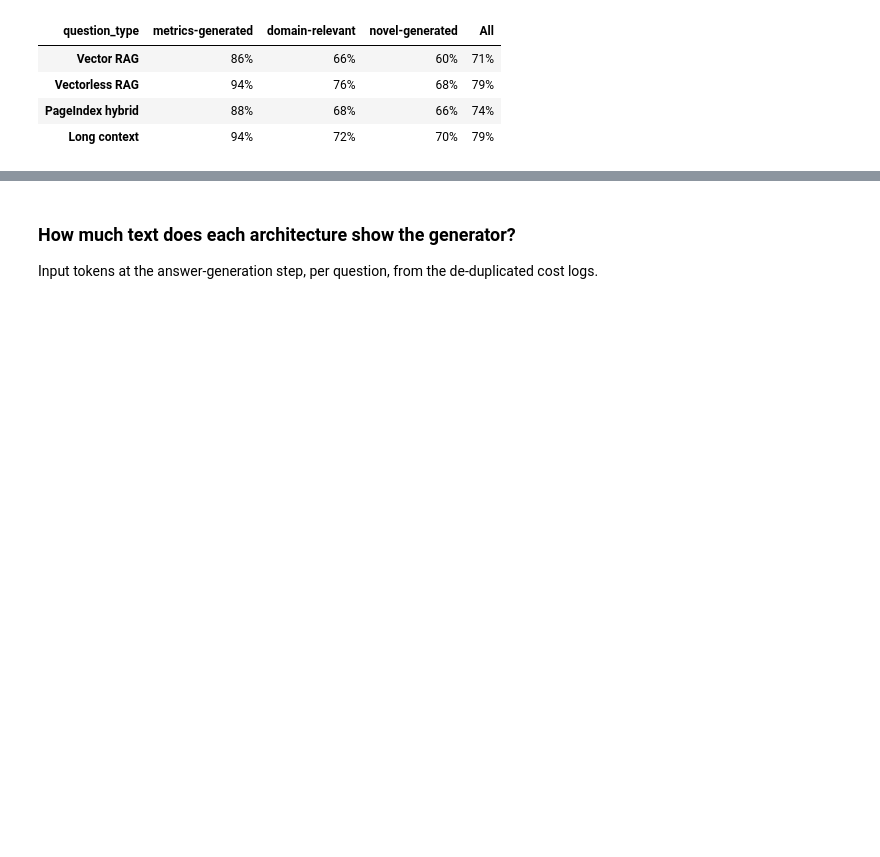
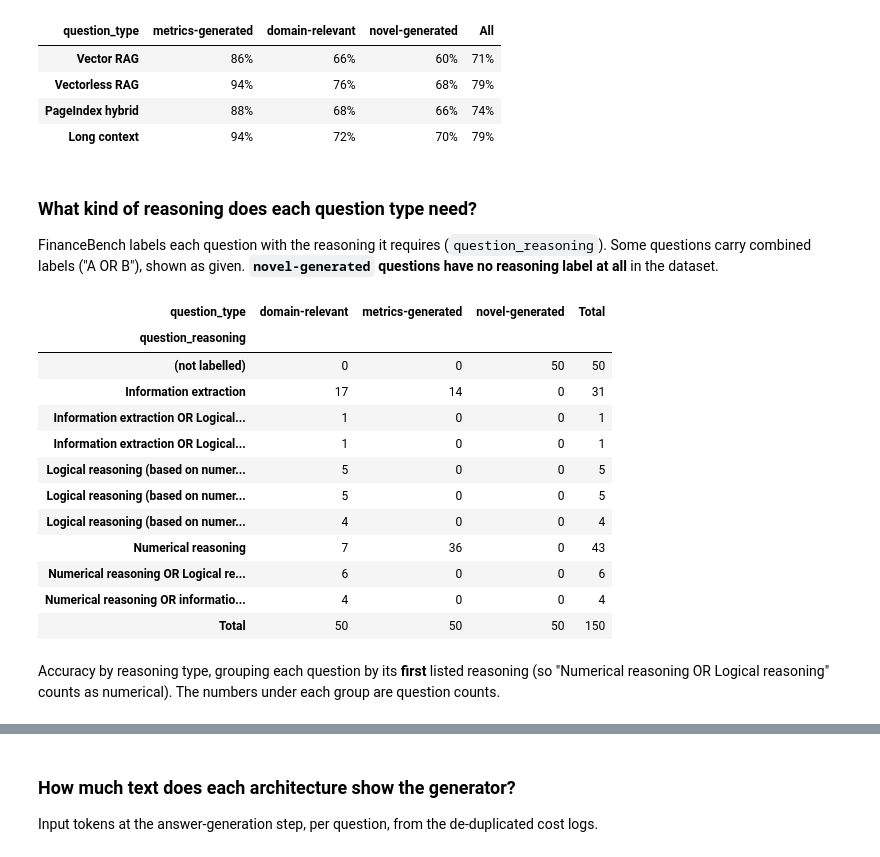
Before and after one commit to shaliqsv/financebench-rag-thesis, a Jupyter notebook: analysis/findings_walkthrough.ipynb, the cells around one changed output, grey strips where cells are left out. Cells and saved outputs as stored; diff of their text form; code cells hidden in the pictures; blank space fills up the shorter version.

```diff
--- a/analysis/findings_walkthrough.ipynb
+++ b/analysis/findings_walkthrough.ipynb
@@ -442,3 +466,25 @@ by_type.style.format("{:.0%}").background_gradient(cmap="Blues", vmin=0.4, vmax=
 | Vectorless RAG | 94% | 76% | 68% | 79% |
 | PageIndex hybrid | 88% | 68% | 66% | 74% |
 | Long context | 94% | 72% | 70% | 79% |
+# %% [markdown]
+### What kind of reasoning does each question type need?
+
+FinanceBench labels each question with the reasoning it requires (`question_reasoning`). Some questions carry combined labels ("A OR B"), shown as given. **`novel-generated` questions have no reasoning label at all** in the dataset.
+# %%
+pd.crosstab(questions.question_reasoning.fillna("(not labelled)"), questions.question_type, margins=True, margins_name="Total")
+# %% [output]
+| question_type | domain-relevant | metrics-generated | novel-generated | Total |
+| question_reasoning |  |  |  |  |
+| (not labelled) | 0 | 0 | 50 | 50 |
+| Information extraction | 17 | 14 | 0 | 31 |
+| Information extraction OR Logical... | 1 | 0 | 0 | 1 |
+| Information extraction OR Logical... | 1 | 0 | 0 | 1 |
+| Logical reasoning (based on numer... | 5 | 0 | 0 | 5 |
+| Logical reasoning (based on numer... | 5 | 0 | 0 | 5 |
+| Logical reasoning (based on numer... | 4 | 0 | 0 | 4 |
+| Numerical reasoning | 7 | 36 | 0 | 43 |
+| Numerical reasoning OR Logical re... | 6 | 0 | 0 | 6 |
+| Numerical reasoning OR informatio... | 4 | 0 | 0 | 4 |
+| Total | 50 | 50 | 50 | 150 |
+# %% [markdown]
+Accuracy by reasoning type, grouping each question by its **first** listed reasoning (so "Numerical reasoning OR Logical reasoning" counts as numerical). The numbers under each group are question counts.
```
Also changed, not shown: parts of 19 cells of this notebook, 1 other file.
